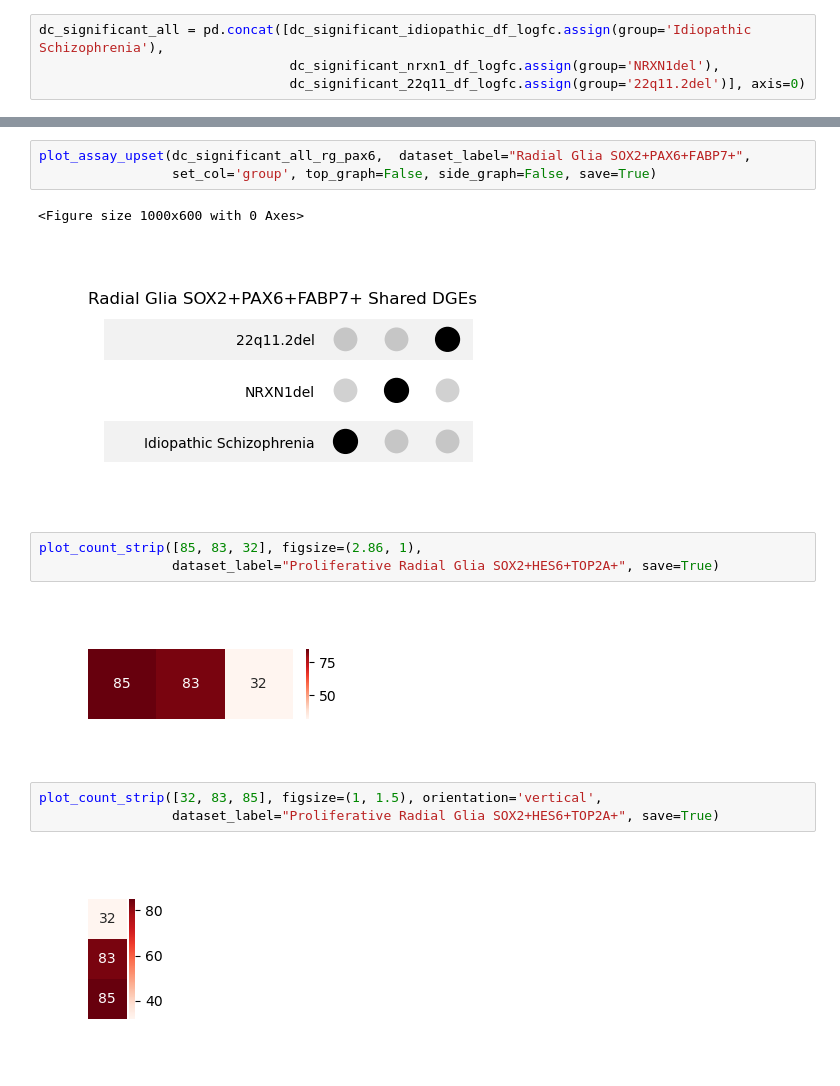
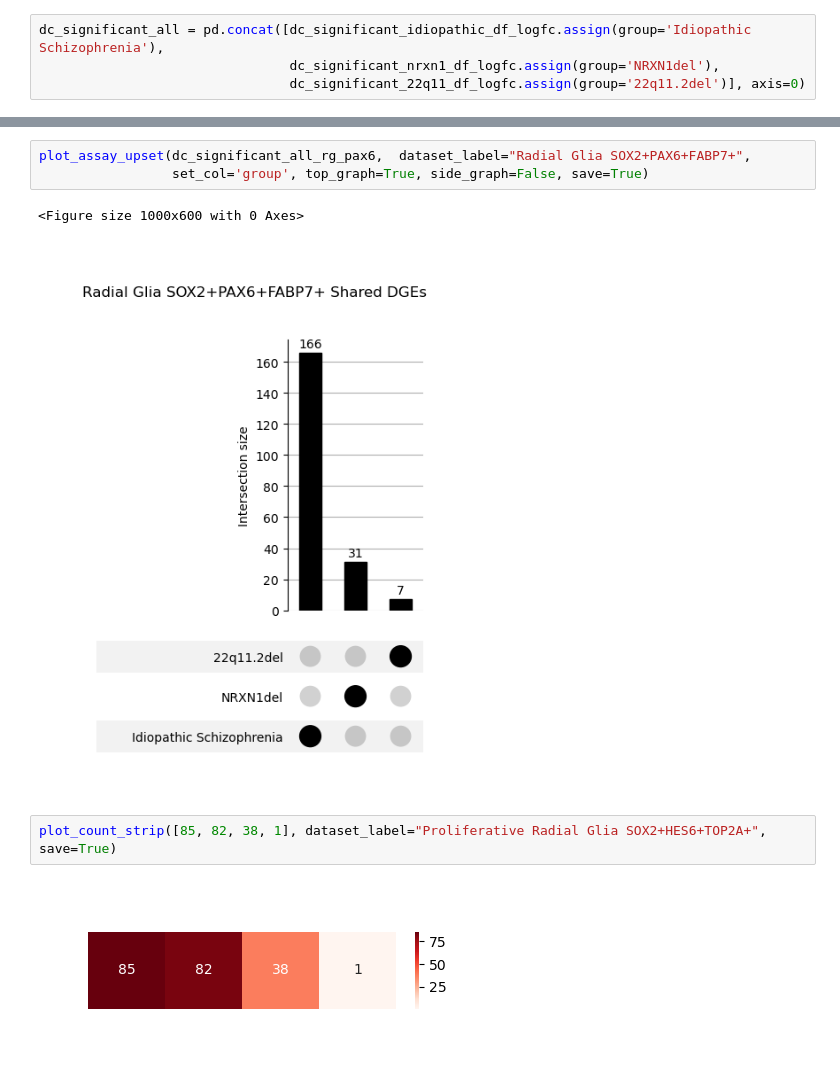
Before and after one commit to deepak-kaji/schizophrenia_organoid_convergence, a Jupyter notebook: Figures/Figure_4-Shared_Divergent.ipynb, the cells around one changed output, grey strips where cells are left out. Saved outputs shown, nothing was run; the diff lists cells and outputs as text.

```diff
--- a/Figures/Figure_4-Shared_Divergent.ipynb
+++ b/Figures/Figure_4-Shared_Divergent.ipynb
@@ -650,16 +728,10 @@ plot_assay_upset(dc_significant_all_rg_pax6, dataset_label="Radial Glia SOX2+PAX
 # %%
 plot_assay_upset(dc_significant_all_rg_pax6,  dataset_label="Radial Glia SOX2+PAX6+FABP7+",
-                 set_col='group', top_graph=False, side_graph=False, save=True)
+                 set_col='group', top_graph=True, side_graph=False, save=True)
 # %% [output]
 <Figure size 1000x600 with 0 Axes>
-[figure, old version]
+[figure, new version]
 # %%
-plot_count_strip([85, 83, 32], figsize=(2.86, 1),
-                 dataset_label="Proliferative Radial Glia SOX2+HES6+TOP2A+", save=True)
+plot_count_strip([85, 82, 38, 1], dataset_label="Proliferative Radial Glia SOX2+HES6+TOP2A+", save=True)
 # %% [output]
-[figure, old version]
+[figure, new version]
-# %%
-plot_count_strip([32, 83, 85], figsize=(1, 1.5), orientation='vertical',
-                 dataset_label="Proliferative Radial Glia SOX2+HES6+TOP2A+", save=True)
-# %% [output]
-[figure, removed]
```
Also changed, not shown: parts of 61 cells of this notebook, 4 other files.
